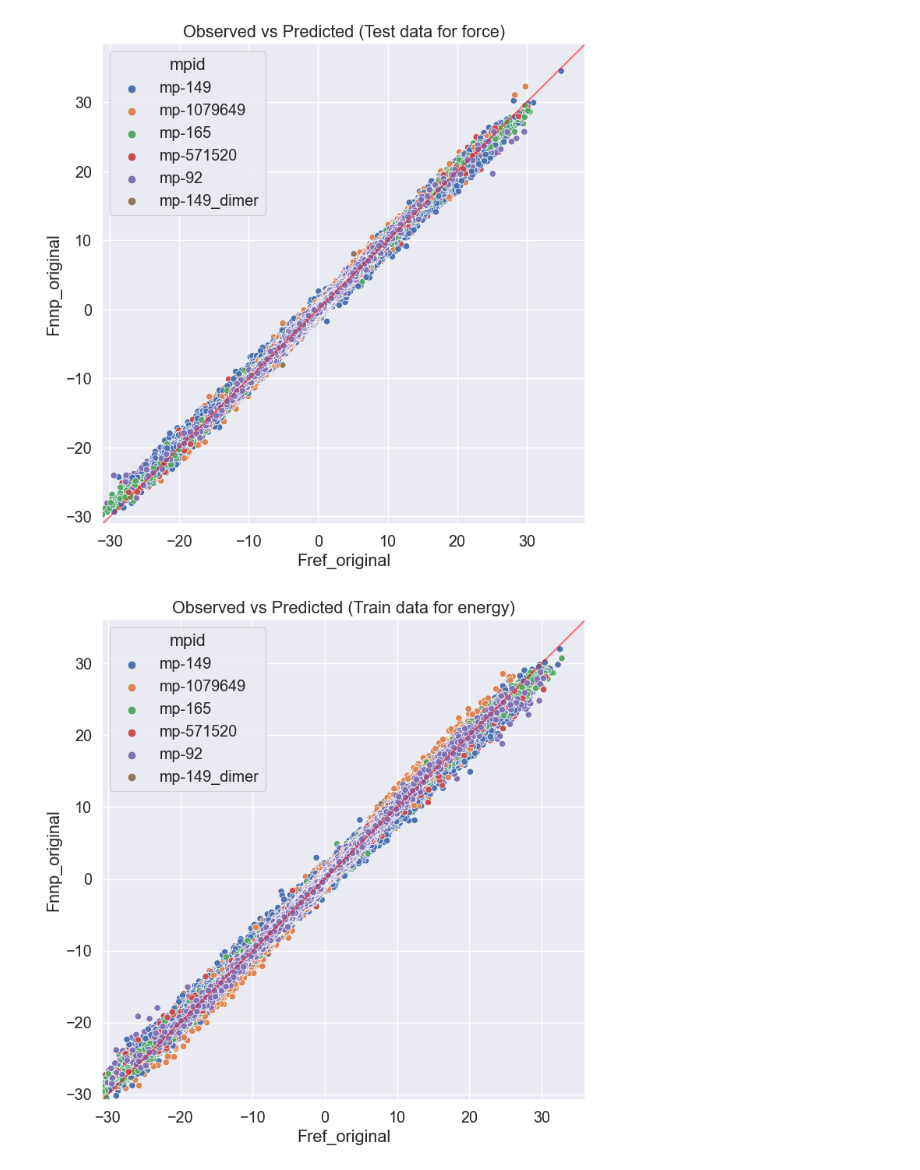
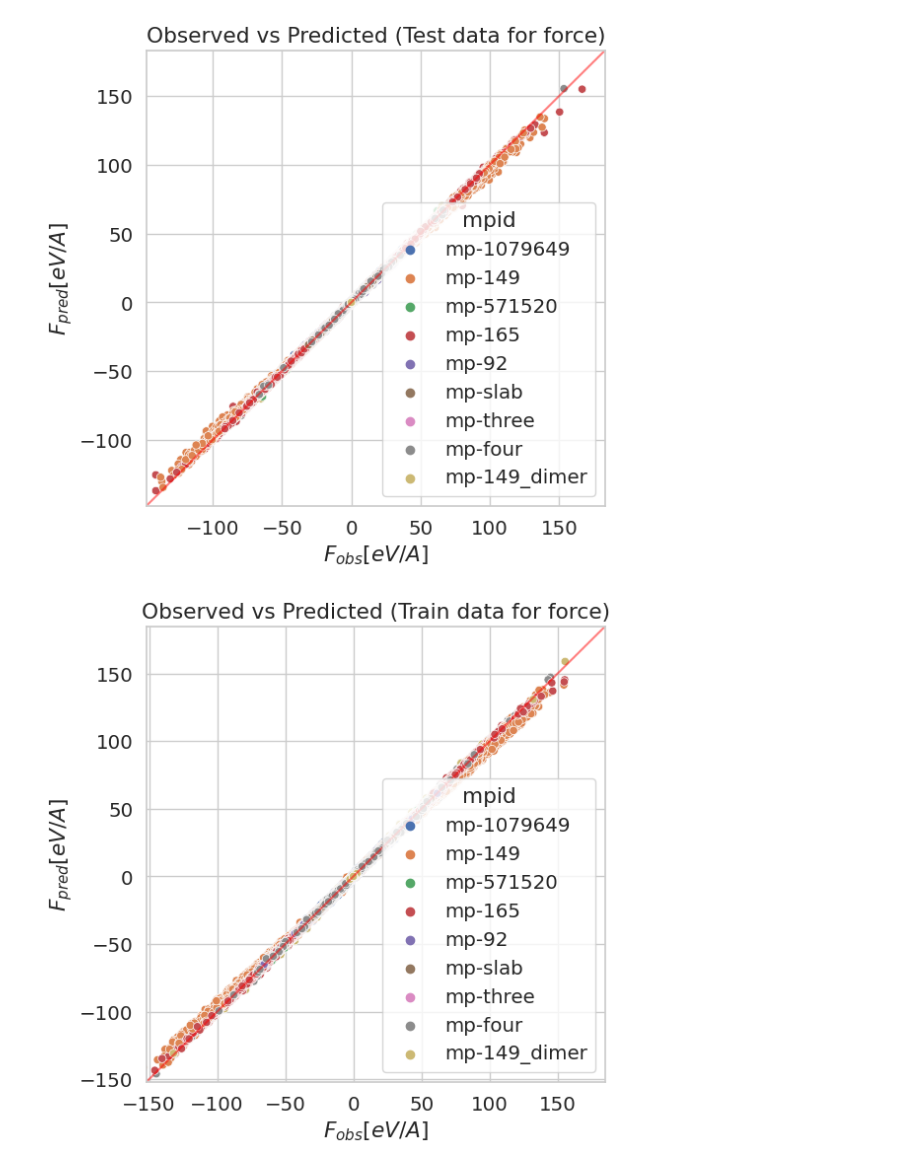
Before and after one commit to y1u0d2a1i/ml_potential, a Jupyter notebook: analyze/wip/plot_obs_pred.ipynb, the cells around one changed output. Cells and saved outputs as stored; diff of their text form; code cells hidden in the pictures.

```diff
--- a/analyze/wip/plot_obs_pred.ipynb
+++ b/analyze/wip/plot_obs_pred.ipynb
@@ -6,9 +6,11 @@ import pandas as pd
 from analyze.get_score_df import get_each_epoch_result_df
 from analyze.get_structure_master import get_structure_master_df
 sns.set(font_scale = 1.3)
+# sns.set(rc={'axes.facecolor':'white', 'figure.facecolor':'white'})
+sns.set_style("whitegrid")
 
-path2target ='/Users/y1u0d2/desktop/Lab/result/n2p2/Si/89/02'
-# path2target = '/Users/y1u0d2/desktop/Lab/result/n2p2/Si/16/three/rc_4-np_7'
-epoch = 40
+# path2target ='/home/y1u0d2/result/n2p2/SiO2/02/run5_feature_selected_each_bond'
+path2target = '/home/y1u0d2/result/n2p2/Si/101/03'
+epoch = 69
 # %%
 f_test_df, f_train_df, e_test_df, e_train_df = get_each_epoch_result_df(path2target, epoch=epoch)
@@ -21,0 +57,6 @@ e_train_df = pd.merge(e_train_df, structure_master_df, how='inner', on='index')
+# %%
+# add small value in order to calculate MAPE
+f_test_df["Fref"] = f_test_df["Fref"] + 1e-10
+f_test_df["Fnnp"] = f_test_df["Fnnp"] + 1e-10
+# calc MAPE
+f_test_df["MAPE"] = np.abs((f_test_df["Fnnp"] - f_test_df["Fref"]) / f_test_df["Fref"]) * 100
@@ -42,6 +87,10 @@ def plot_force_obs_pred(df, ax, title):
     ax.set(xlim=lim, ylim=lim)
     ax.set_title(title)
     sns.scatterplot(data=df, x='Fref_original', y='Fnnp_original', ax=ax, hue='mpid')
+    # sns.scatterplot(data=df, x='Fref_original', y='Fnnp_original', ax=ax, alpha=0.3)
+    # use latex for label
+    ax.set_xlabel(r'$F_{obs} [eV/A]$')
+    ax.set_ylabel(r'$F_{pred} [eV/A]$')
     plot_y_x(min_lim, max_lim, ax)
 
 def plot_energy_obs_pred(df, ax, title):
@@ -53,6 +102,9 @@ def plot_energy_obs_pred(df, ax, title):
     lim = (min_lim*0.9, max_lim*1.1)
     ax.set(xlim=lim, ylim=lim)
     ax.set_title(title)
-    sns.scatterplot(data=df, x='Eref', y='Ennp', ax=ax, hue='mpid')
+    # sns.scatterplot(data=df, x='Eref', y='Ennp', ax=ax, alpha=0.5)
+    sns.scatterplot(data=df, x='Eref', y='Ennp', ax=ax, alpha=0.5, hue='mpid')
+    ax.set_xlabel(r'$E_{obs} [eV]$')
+    ax.set_ylabel(r'$E_{pred} [eV]$')
     plot_y_x(min_lim, max_lim, ax)
 # %%
@@ -76,15 +126,12 @@ fig.show()
 # %%
-fig = plt.figure(figsize=(8,8))
-fig.set_facecolor('white')
-fig.set_facecolor('white')
+fig = plt.figure(figsize=(6,6))
 ax = fig.add_subplot(111)
 
 plot_force_obs_pred(f_test_df, ax=ax, title='Observed vs Predicted (Test data for force)')
 
-fig = plt.figure(figsize=(8,8))
-fig.set_facecolor('white')
+fig = plt.figure(figsize=(6,6))
 ax = fig.add_subplot(111)
-plot_force_obs_pred(f_train_df, ax=ax, title='Observed vs Predicted (Train data for energy)')
+plot_force_obs_pred(f_train_df, ax=ax, title='Observed vs Predicted (Train data for force)')
 # %% [output]
-[figure, old version]
+[figure, new version]
-[figure, old version]
+[figure, new version]
```
Also changed, not shown: parts of 4 cells of this notebook, 15 other files.
